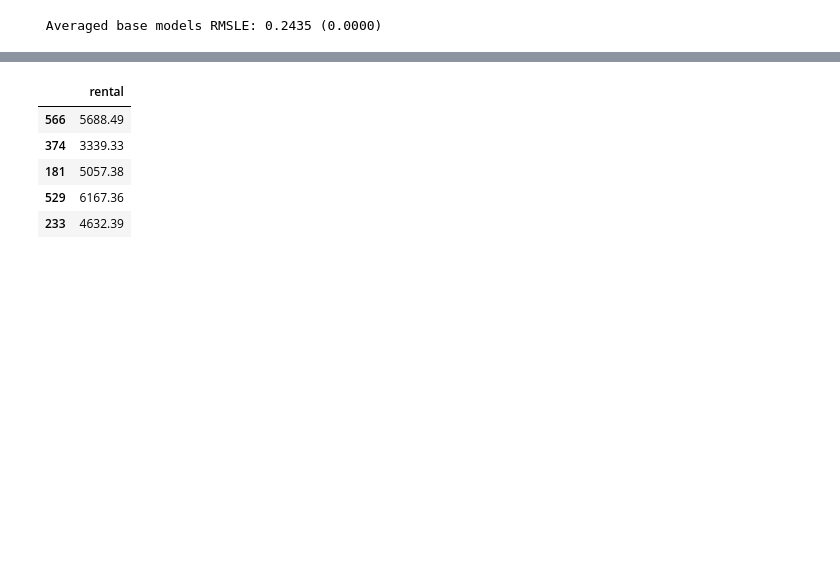
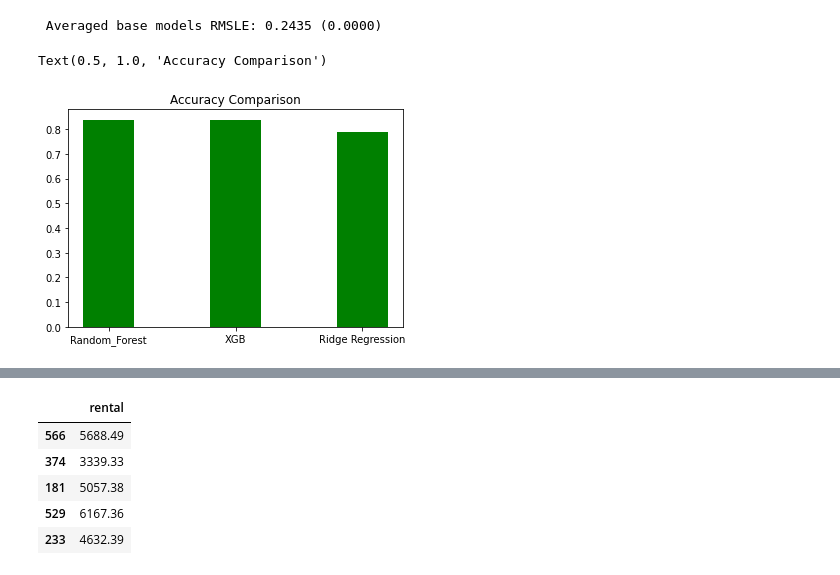
Before and after one commit to anujpatel96/TDI-Rental-Prediction, a Jupyter notebook: Rental_Predictions.ipynb, the cells around one changed output, grey strips where cells are left out. Drawn from its saved outputs; the diff is of its cells as text; code cells hidden in the pictures; blank space fills up the shorter version.

```diff
--- a/Rental_Predictions.ipynb
+++ b/Rental_Predictions.ipynb
@@ -944,8 +955,14 @@ def rmsle_cv(model):
     rmse= np.sqrt(-cross_val_score(model, x_test, y_test, scoring="neg_mean_squared_error", cv = kf))
     return(sum(rmsle) / n_folds)
 
+
 print("Testing RMSLE for Random Forest------>" ,rmsle_cv(rf))
 print("Testing RMSLE for Ridge Regressor---->" ,rmsle_cv(rg))
 print("Testing RMSLE for GradientBoosting--->" ,rmsle_cv(xgb))
+
+def acc_cv(model):
+    kf = KFold(n_folds, shuffle=True, random_state=42).get_n_splits(x_train)
+    r2_score = cross_val_score(model, x_train, y_train, scoring="r2", cv = kf)
+    return(sum(r2_score) / n_folds)
 # %% [output]
 Testing RMSLE for Random Forest------> 0.2571547458677219
@@ -983,3 +1000,13 @@ score = rmsle_cv(averaged_models)
 print(" Averaged base models RMSLE: {:.4f} ({:.4f})\n".format(score.mean(), score.std()))
 # %% [output]
  Averaged base models RMSLE: 0.2435 (0.0000)
+# %%
+arf = acc_cv(rf)
+axgb = acc_cv(xgb)
+arg = acc_cv(rg)
+# %%
+plt.bar(['Random_Forest', 'XGB', 'Ridge Regression'], [arf,axgb,arg], width = 0.4, color = 'green')
+plt.title("Accuracy Comparison")
+# %% [output]
+Text(0.5, 1.0, 'Accuracy Comparison')
+[figure, added]
```
Also changed, not shown: parts of 17 cells of this notebook.
